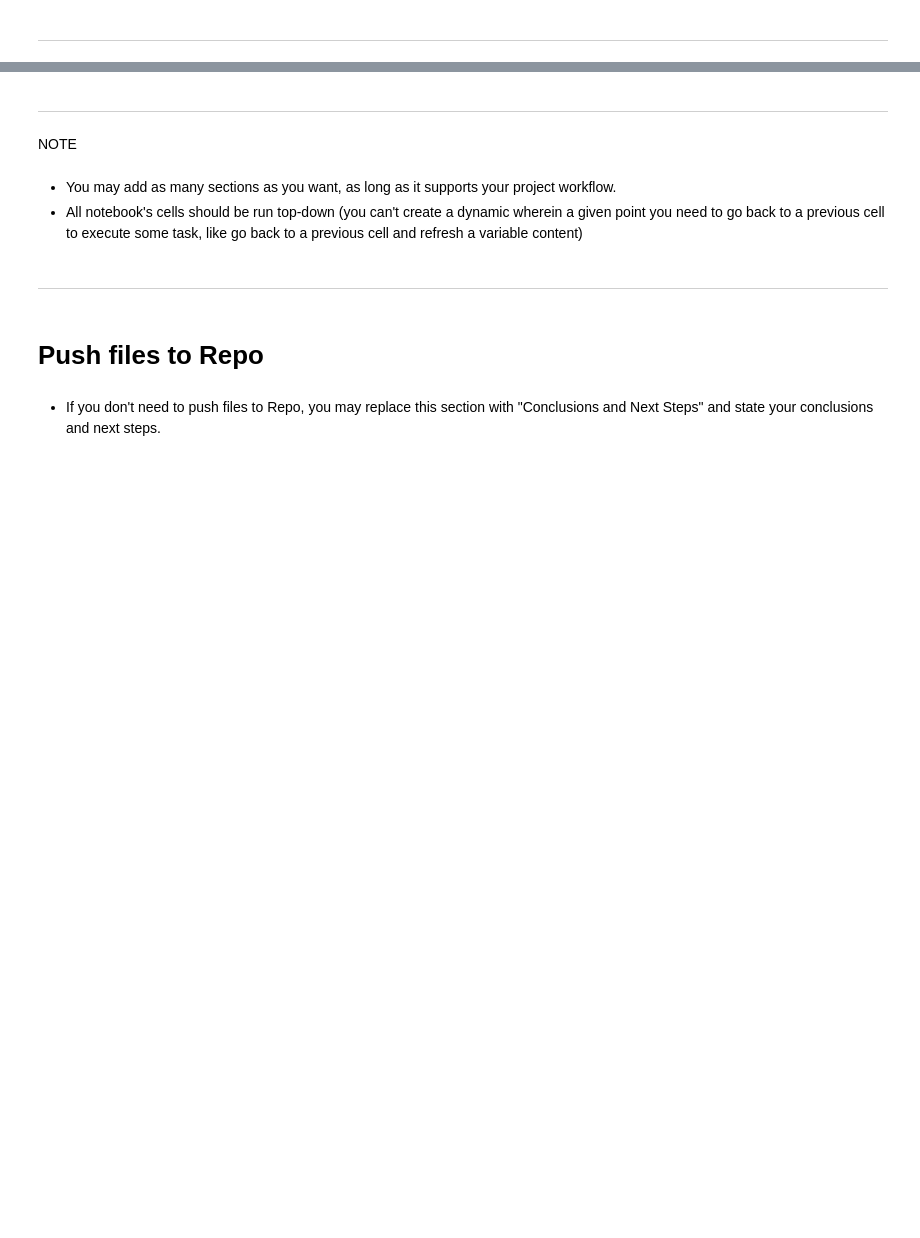
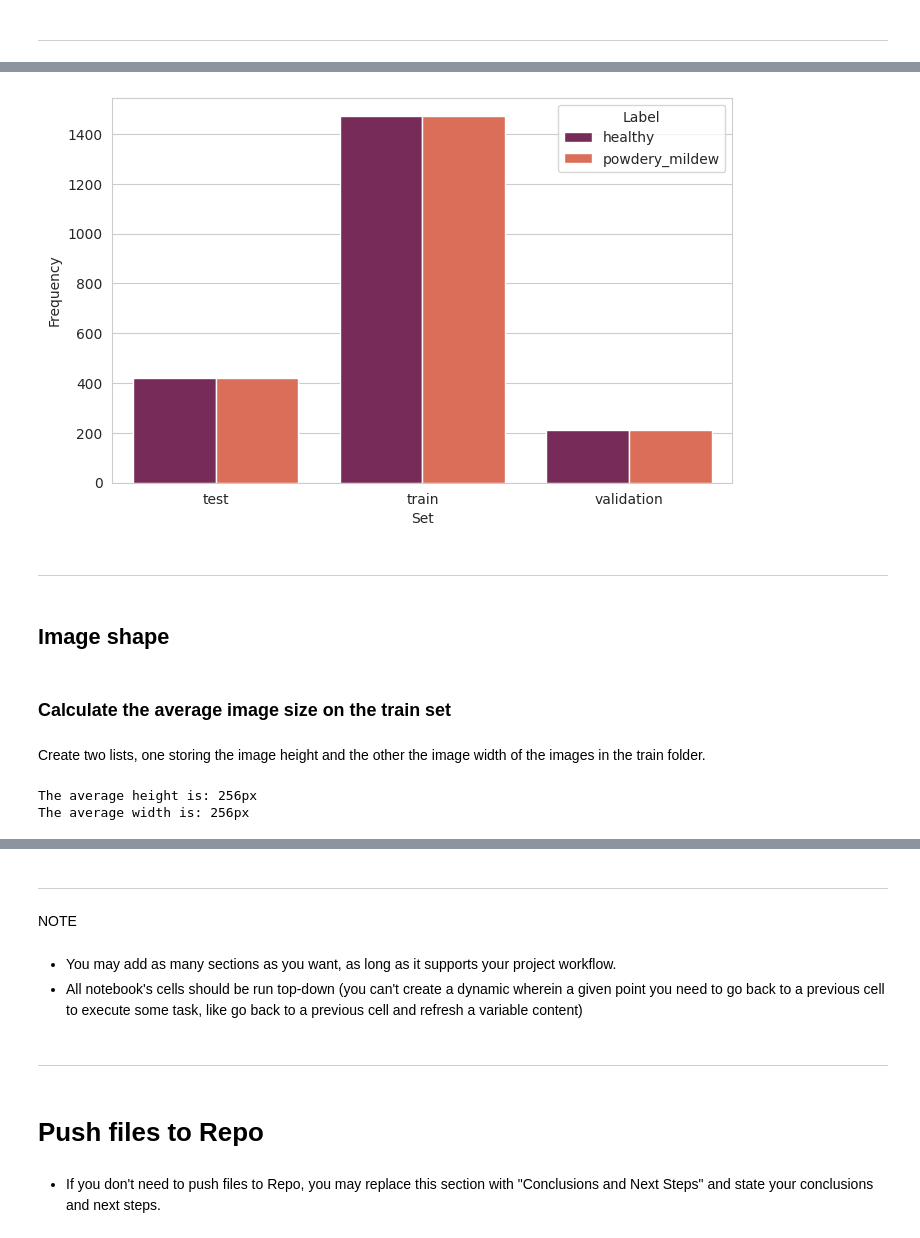
Before and after one commit to SamSswi/milestone-project-mildew-detection-in-cherry-leaves, a Jupyter notebook: jupyter_notebooks/DataVisualization.ipynb, the cells around one changed output, grey strips where cells are left out. Saved outputs shown, nothing was run; the diff lists cells and outputs as text; code cells hidden in the pictures; blank space fills up the shorter version.

Commit message:
Plot label distribution. Set the image shape

```diff
--- a/jupyter_notebooks/DataVisualization.ipynb
+++ b/jupyter_notebooks/DataVisualization.ipynb
@@ -62 +90,9 @@ Section 1 content
+# %%
+import numpy as np
+import pandas as pd
+import matplotlib.pyplot as plt
+import seaborn as sns
+import joblib
+sns.set_style("white")
+from matplotlib.image import imread
 # %% [markdown]
@@ -65,0 +104,10 @@ Section 2 content
+# %%
+sets = os.listdir(my_data_dir)
+label_list = []
+for set in sets:
+    labels=os.listdir(my_data_dir + '/' + set)
+    for item in labels:
+        if item not in label_list:
+            label_list.append(item)
+
+print(label_list)
@@ -65,0 +118,16 @@ Section 2 content
+# %%
+# https://learn.codeinstitute.net/courses/course-v1:code_institute+CI_DA_ML+2021_Q4/courseware/1f851533cd6a4dcd8a280fd9f37ef4e2/b6cf6ce506324501bcf6aa0f31e0c20c/
+
+freq_list = []
+for folder in sets:
+  for label in label_list:
+    freq_list.append(
+        pd.Series({'Set': folder,
+                        'Label': label,
+                        'Frequency':len(os.listdir(my_data_dir + '/' + folder + '/' + label))}
+                  ),
+        )
+
+
+df_freq = pd.DataFrame(freq_list)
+df_freq
@@ -65,0 +142,34 @@ Section 2 content
+# %%
+# https://learn.codeinstitute.net/courses/course-v1:code_institute+CI_DA_ML+2021_Q4/courseware/1f851533cd6a4dcd8a280fd9f37ef4e2/b6cf6ce506324501bcf6aa0f31e0c20c/
+
+sns.set_style("whitegrid")
+plt.figure(figsize=(8,5))
+sns.barplot(data=df_freq, x='Set', y='Frequency', hue='Label', palette='rocket')
+plt.show()
+# %% [output]
+[figure, added]
+# %% [markdown]
+---
+# %% [markdown]
+## Image shape
+# %% [markdown]
+### Calculate the average image size on the train set
+# %% [markdown]
+Create two lists, one storing the image height and the other the image width of the images in the train folder.
+# %%
+# https://github.com/Code-Institute-Solutions/WalkthroughProject01/blob/main/jupyter_notebooks/02%20-%20DataVisualization.ipynb
+
+dim1, dim2 = [], []
+for label in label_list:
+    for image_filename in os.listdir(train_path + '/' + label):
+        img = imread(train_path + '/' + label + '/' + image_filename)
+        d1, d2, colors = img.shape
+        dim1.append(d1)  # image height
+        dim2.append(d2)  # image width
+dim1_mean = int(sum(dim1) / len(dim1))
+dim2_mean = int(sum(dim2) / len(dim2))
+print(f'The average height is: {dim1_mean}px')
+print(f'The average width is: {dim2_mean}px')
+# %% [output]
+The average height is: 256px
+The average width is: 256px
```
Also changed, not shown: parts of 20 cells of this notebook, 1 other file.
